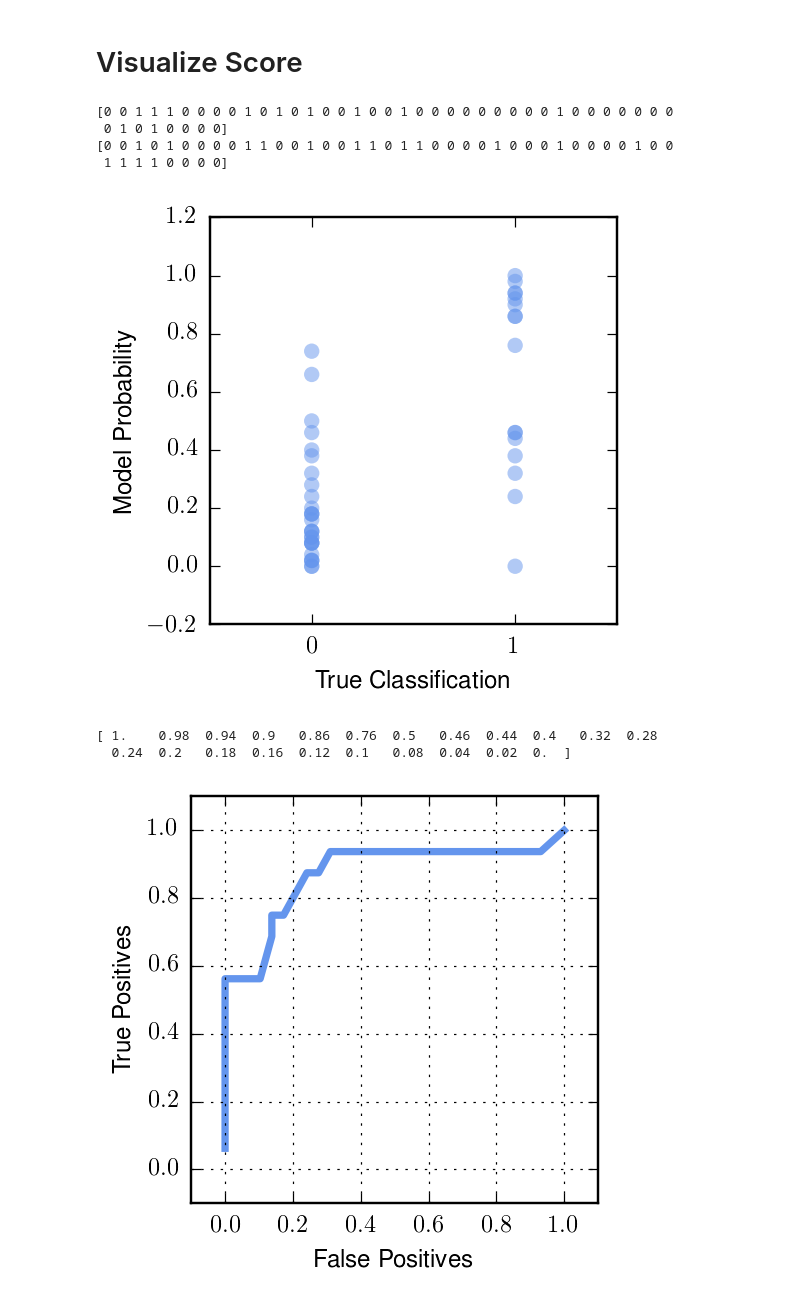
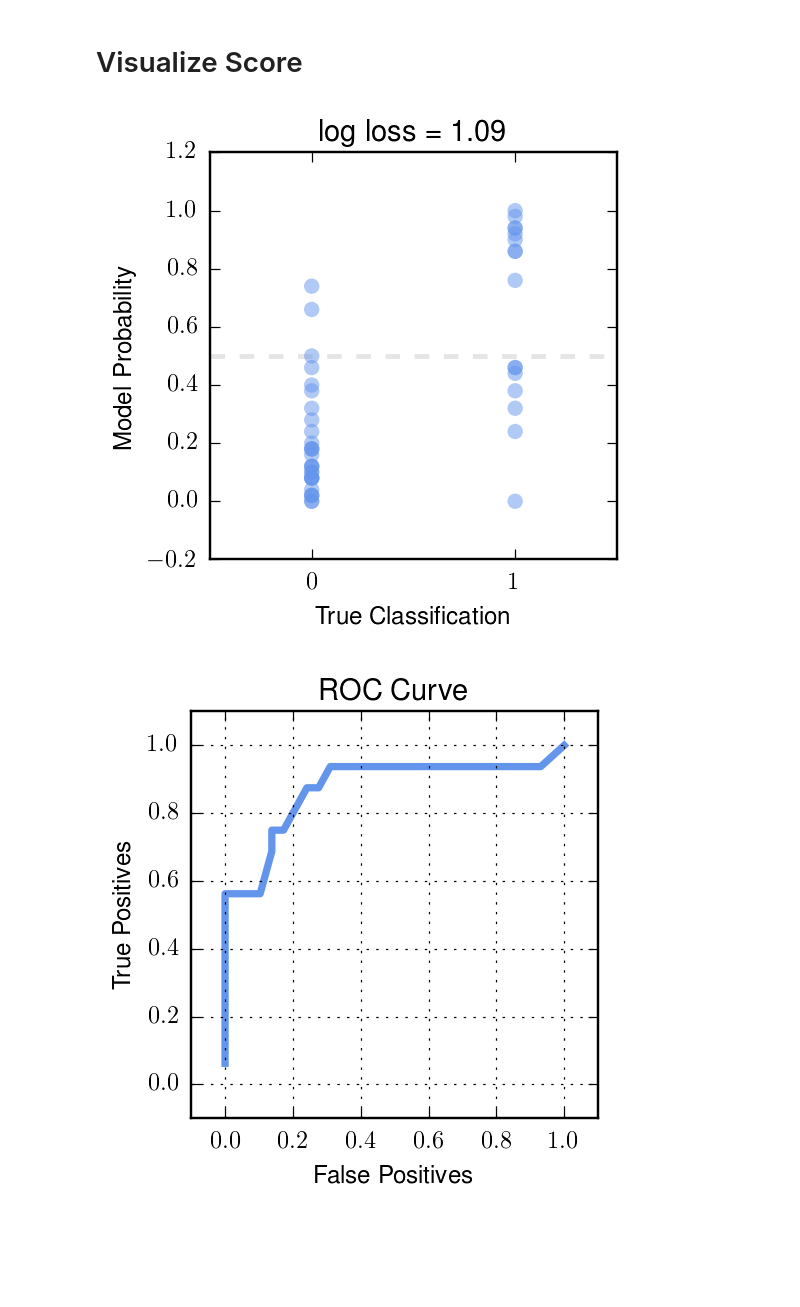
Before and after one commit to Jasonpoh/ML-HD, a Jupyter notebook: nora/ExtraTrees.ipynb, the cells around one changed output. Drawn from its saved outputs; the diff is of its cells as text; code cells hidden in the pictures; blank space fills up the shorter version.

Commit message:
plot results

```diff
--- a/nora/ExtraTrees.ipynb
+++ b/nora/ExtraTrees.ipynb
@@ -166,45 +168,37 @@ sub.to_csv('submission1.csv', sep=',', header=['patient_id','heart_disease_prese
 prepare_submission(model, test, 'submission.csv')
 # %% [markdown]
 # Visualize Score
+# %%
+def plot_results(labels, probs, thresh=0.5):
+    plt.figure(figsize=(3,3))
+    plt.scatter(labels, probs[:,1], edgecolor='none', c='cornflowerblue', s=40, alpha=0.5)
+    plt.axhline(thresh, c='grey', alpha=0.2, lw=2, zorder=0, ls='--')
+    plt.xlabel('True Classification')
+    plt.ylabel('Model Probability')
+    plt.title('log loss = %.2f'%log_loss(labels, probs))
+    plt.xticks([0,1])
+    plt.xlim(-0.5, 1.5)
+    plt.show()
+
+
+    fpr, tpr, thresh = roc_curve(labels2, probs[:,1])
+
+    plt.figure(figsize=(3,3))
+    plt.plot(fpr, tpr, 'cornflowerblue', lw=3)
+    plt.xlabel('False Positives')
+    plt.ylabel('True Positives')
+    plt.title('ROC Curve')
+    plt.xlim(-0.1,1.1)
+    plt.ylim(-0.1,1.1)
+    plt.grid()
+    plt.show()
 # %%
 model = train_etc(train1, labels1)
 # %%
 probs = model.predict_proba(train2)
 preds = model.predict(train2)
-# %%
-print preds
-print labels2
-# %% [output]
-[0 0 1 1 1 0 0 0 0 1 0 1 0 1 0 0 1 0 0 1 0 0 0 0 0 0 0 0 0 1 0 0 0 0 0 0 0
- 0 1 0 1 0 0 0 0]
-[0 0 1 0 1 0 0 0 0 1 1 0 0 1 0 0 1 1 0 1 1 0 0 0 0 1 0 0 0 1 0 0 0 0 1 0 0
- 1 1 1 1 0 0 0 0]
-# %%
-plt.figure(figsize=(3,3))
-plt.scatter(labels2, probs[:,1], edgecolor='none', c='cornflowerblue', s=40, alpha=0.5)
-plt.xlabel('True Classification')
-plt.ylabel('Model Probability')
-plt.xticks([0,1])
-plt.xlim(-0.5, 1.5)
-plt.show()
-# %% [output]
-[figure, removed]
-# %%
-from sklearn.metrics import roc_curve
-
-fpr, tpr, thresh = roc_curve(labels2, probs[:,1])
-print thresh
-# %% [output]
-[ 1.    0.98  0.94  0.9   0.86  0.76  0.5   0.46  0.44  0.4   0.32  0.28
-  0.24  0.2   0.18  0.16  0.12  0.1   0.08  0.04  0.02  0.  ]
-# %%
-plt.figure(figsize=(3,3))
-plt.plot(fpr, tpr, 'cornflowerblue', lw=3)
-plt.xlabel('False Positives')
-plt.ylabel('True Positives')
-plt.xlim(-0.1,1.1)
-plt.ylim(-0.1,1.1)
-plt.grid()
-plt.show()
-# %% [output]
-[figure, removed]
+# %%
+plot_results(labels2, probs)
+# %% [output]
+[figure, added]
+[figure, added]
```
Also changed, not shown: parts of 3 cells of this notebook.
